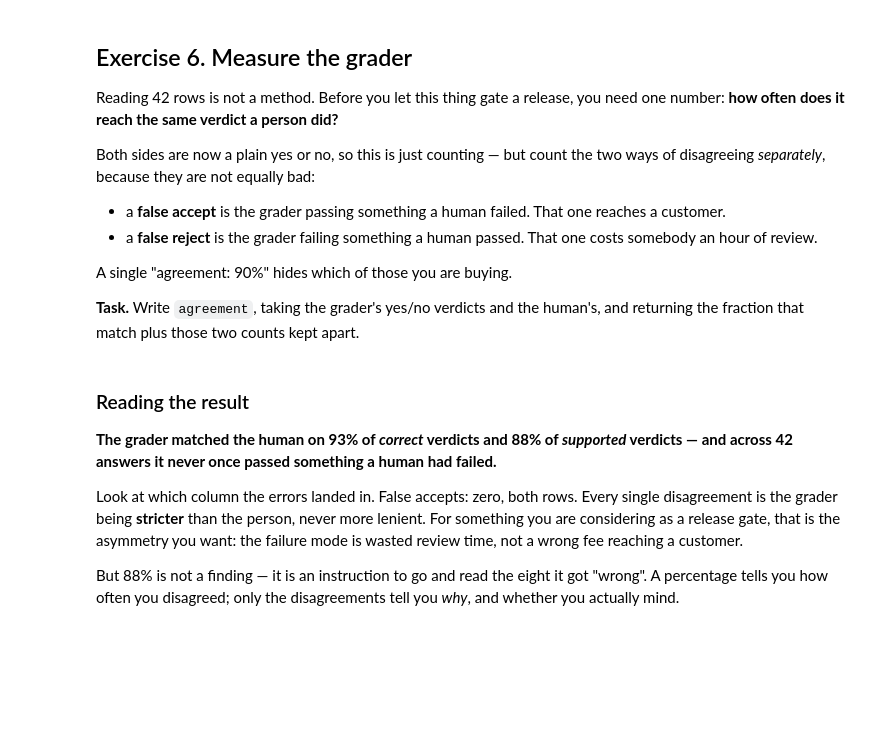
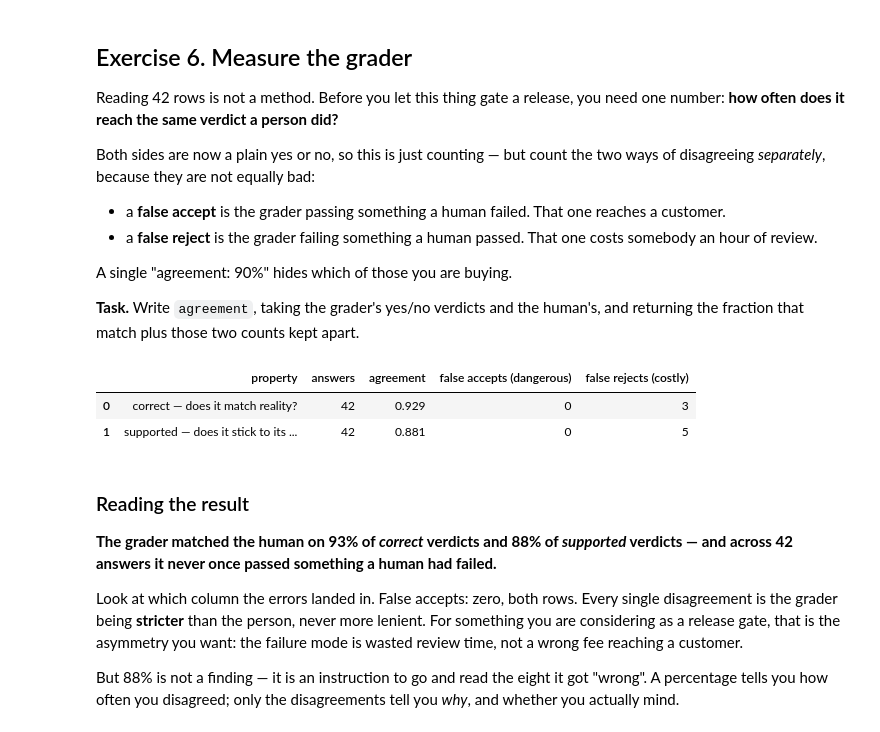
Before and after one commit to ssykes-eth/ETH_275-0005-00L, a Jupyter notebook: 06_cx_rag_evaluation_student.ipynb, the cells around one changed output. Cells and saved outputs as stored; diff of their text form; code cells hidden in the pictures; blank space fills up the shorter version.

```diff
--- a/06_cx_rag_evaluation_student.ipynb
+++ b/06_cx_rag_evaluation_student.ipynb
@@ -1443,36 +1760,46 @@ the fraction that match plus those two counts kept apart.
 #      * `zip(grader, human)` walks both lists in step and hands you (g, h) pairs. Every
 #        line below is some version of "count the pairs where <something> is true".
 #      * agreement: count the pairs that MATCH, then divide by how many pairs there are.
 #        In Python `True` counts as 1 in a sum, so `sum(g == h for g, h in zip(...))`
 #        gives you the count directly. Divide by `len(human)`.
 #      * false_accept: the grader said yes where the human said no -> `if g and not h`.
 #      * false_reject: the human said yes where the grader said no -> `if h and not g`.
 #      * For the two counts, `sum(1 for g, h in zip(grader, human) if <condition>)` is
 #        the pattern — same shape as precision_at_k in Exercise 3.
 
 def agreement(grader, human):
     """Compare yes/no grader verdicts against yes/no human labels (1 = yes, 0 = no).
 
     Returns the share they agree on, and the two errors kept apart:
       false accepts  - grader passed something the human failed  (reaches the customer)
       false rejects  - grader failed something the human passed  (costs review time)
     """
-    agree = ...
-    false_accept = ...
-    false_reject = ...
+    # Calculate agreement: count where grader and human verdicts match, then divide by total.
+    agree = sum(1 for g, h in zip(grader, human) if g == h) / len(human)
+
+    # Calculate false accepts: count where grader said yes (1) but human said no (0).
+    false_accept = sum(1 for g, h in zip(grader, human) if g == 1 and h == 0)
+
+    # Calculate false rejects: count where human said yes (1) but grader said no (0).
+    false_reject = sum(1 for g, h in zip(grader, human) if h == 1 and g == 0)
+
     return agree, false_accept, false_reject
 
 
 summary = []
 for label, key, field, human_key in [
         ("correct — does it match reality?", "correctness", "correct", "correct"),
         ("supported — does it stick to its sources?", "faithfulness", "grounded", "grounded")]:
     g = [verdict(a["judges"][GRADER][key][field]) for a in ANSWERS]
     h = [a["human"][human_key] for a in ANSWERS]
     ag, fa, fr = agreement(g, h)
     summary.append({"property": label, "answers": len(g), "agreement": round(ag, 3),
                     "false accepts (dangerous)": fa, "false rejects (costly)": fr})
 display(pd.DataFrame(summary))
+# %% [output]
+|  | property | answers | agreement | false accepts (dangerous) | false rejects (costly) |
+| 0 | correct — does it match reality? | 42 | 0.929 | 0 | 3 |
+| 1 | supported — does it stick to its ... | 42 | 0.881 | 0 | 5 |
 # %% [markdown]
 ### Reading the result
 
```
Also changed, not shown: parts of 33 cells of this notebook.
